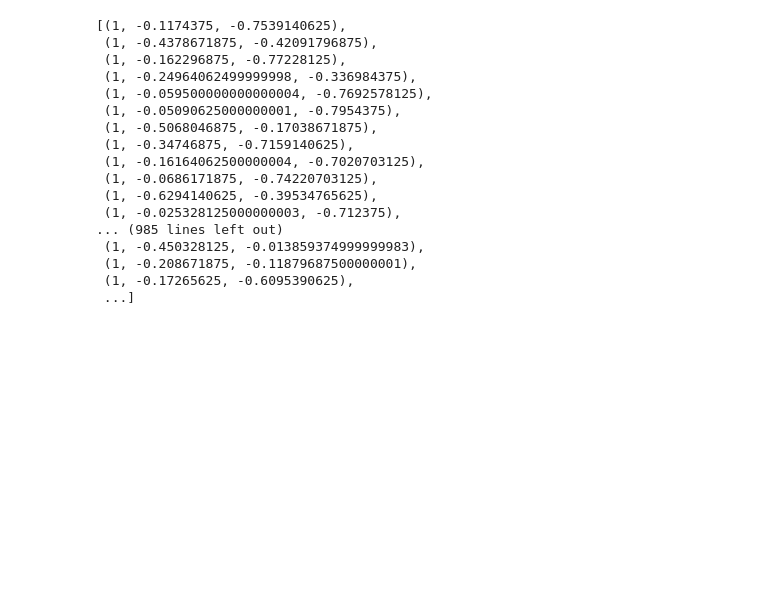
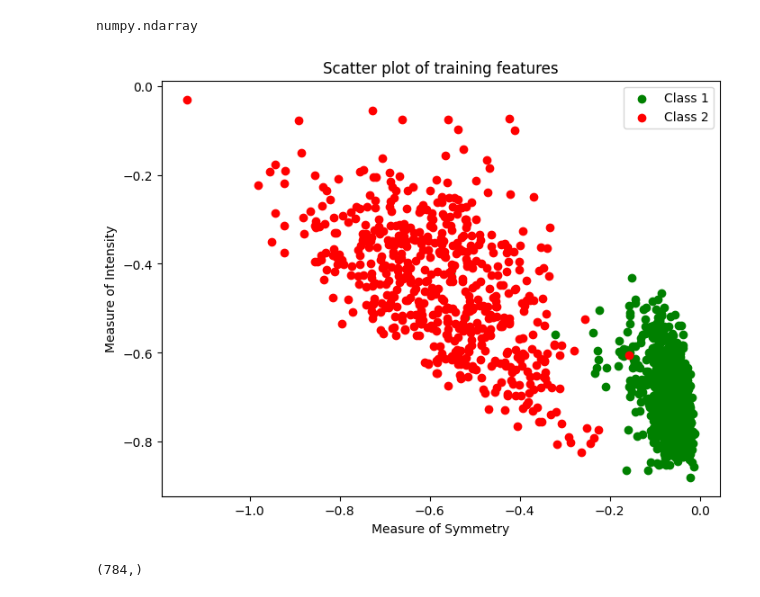
Before and after one commit to Shubhamvmhaske/Deep-Learning, a Jupyter notebook: HW1/DL_HW1.ipynb, the cells around one changed output. Drawn from its saved outputs; the diff is of its cells as text; code cells hidden in the pictures; blank space fills up the shorter version.

Commit message:
prepare_x and vizualization

```diff
--- a/HW1/DL_HW1.ipynb
+++ b/HW1/DL_HW1.ipynb
@@ -59,20 +95,31 @@ def prepare_X(raw_X):
 # %%
-prepare_X(raw_data)
+def visualize_features(X, y):
+    '''This function is used to plot a 2-D scatter plot of training features.
+
+    Args:
+        X: An array of shape [n_samples, 2].
+        y: An array of shape [n_samples,]. Only contains 1 or -1.
+
+    Returns:
+        No return. Save the plot to 'train_features.*' and include it
+        in submission.
+    '''
+    ### YOUR CODE HERE
+    # Extract features for class 0 and class 1
+    class_1 = X[y == 1]
+    class_2 = X[y == -1]
+
+    # Plot features
+    plt.figure(figsize=(8, 6))
+    plt.scatter(class_1[:, 0], class_1[:, 1], color='green', label='Class 1')
+    plt.scatter(class_2[:, 0], class_2[:, 1], color='red', label='Class 2')
+
+    plt.title("Scatter plot of training features")
+    plt.xlabel("Measure of Symmetry")
+    plt.ylabel("Measure of Intensity")
+    plt.legend()
+
+    # Save the plot to 'train_features.png'
+    plt.savefig('train_features.png')
+    plt.show()
+    ### END YOUR CODE
-# %% [output]
-[(1, -0.1174375, -0.7539140625),
- (1, -0.4378671875, -0.42091796875),
- (1, -0.162296875, -0.77228125),
- (1, -0.24964062499999998, -0.336984375),
- (1, -0.059500000000000004, -0.7692578125),
- (1, -0.05090625000000001, -0.7954375),
- (1, -0.5068046875, -0.17038671875),
- (1, -0.34746875, -0.7159140625),
- (1, -0.16164062500000004, -0.7020703125),
- (1, -0.0686171875, -0.74220703125),
- (1, -0.6294140625, -0.39534765625),
- (1, -0.025328125000000003, -0.712375),
-... (985 lines left out)
- (1, -0.450328125, -0.013859374999999983),
- (1, -0.208671875, -0.11879687500000001),
- (1, -0.17265625, -0.6095390625),
- ...]
@@ -78,0 +136,26 @@ prepare_X(raw_data)
+# %%
+type(train_y_all)
+# %% [output]
+numpy.ndarray
+# %%
+    ####### For binary case, only use data from '1' and '2'
+    train_X = train_X_all[train_idx]
+    train_y = train_y_all[train_idx]
+    ####### Only use the first 1350 data examples for binary training.
+    train_X = train_X[0:1350]
+    train_y = train_y[0:1350]
+    valid_X = valid_X_all[val_idx]
+    valid_y = valid_y_all[val_idx]
+    ####### set lables to  1 and -1. Here convert label '2' to '-1' which means we treat data '1' as postitive class.
+    train_y[np.where(train_y==2)] = -1
+    valid_y[np.where(valid_y==2)] = -1
+    data_shape= train_y.shape[0]
+
+#    # Visualize training data.
+    visualize_features(train_X[:, 1:3], train_y)
+# %% [output]
+[figure, added]
+# %%
+train_y[train_y==1].shap
+# %% [output]
+(784,)
```
Also changed, not shown: parts of 4 cells of this notebook, 3 other files.
